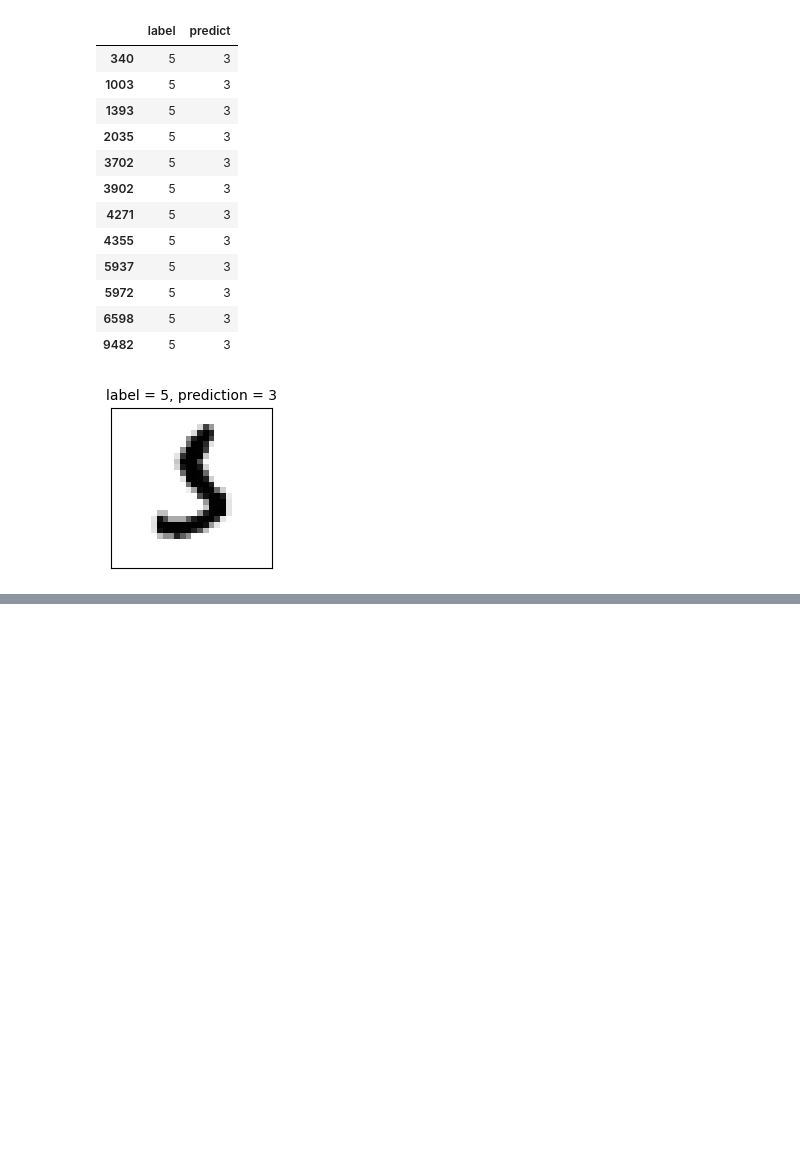
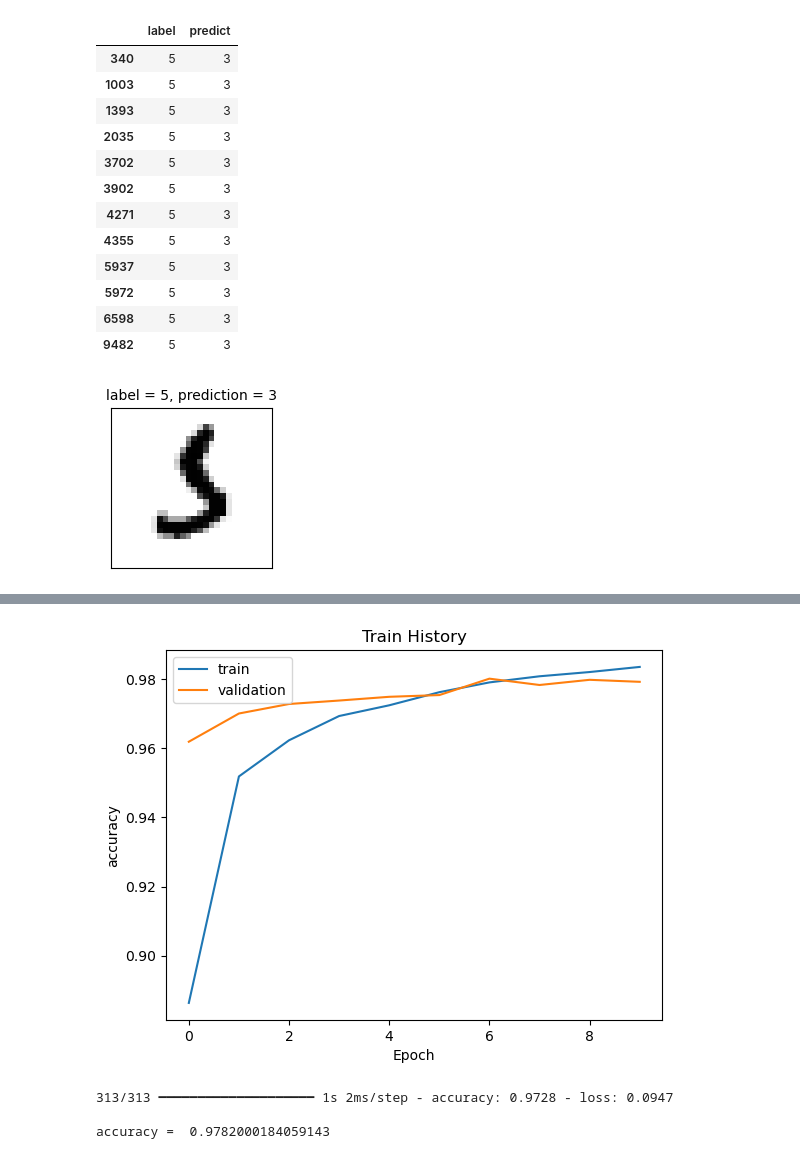
Before and after one commit to OohelloworldoO/Practical-Applications-of-Artificial-Intelligence, a Jupyter notebook: Machine Learning(ML)/Deep Neural Network(DNN)/Classifying Handwritten Digits Using Multilayer Perceptron(MLP).ipynb, the cells around one changed output, grey strips where cells are left out. Cells and saved outputs as stored; diff of their text form; code cells hidden in the pictures; blank space fills up the shorter version.

```diff
--- a/Machine Learning(ML)/Deep Neural Network(DNN)/Classifying Handwritten Digits Using Multilayer Perceptron(MLP).ipynb
+++ b/Machine Learning(ML)/Deep Neural Network(DNN)/Classifying Handwritten Digits Using Multilayer Perceptron(MLP).ipynb
@@ -231,0 +473,15 @@ plot_images_labels_prediction(x_test_image, y_test_label, predicted_labels, idx
+# %%
+model.compile(
+    loss = 'categorical_crossentropy',
+    optimizer = 'adam',
+    metrics = ['accuracy']
+)
+
+train_history = model.fit(
+    x = x_train_normalize,
+    y = y_train_onehot,
+    validation_split = 0.2,
+    epochs = 10,
+    batch_size = 200,
+    verbose = 2
+)
@@ -231,0 +509,21 @@ plot_images_labels_prediction(x_test_image, y_test_label, predicted_labels, idx
+# %%
+import matplotlib.pyplot as plt
+def show_train_history(train_history, train, validation):
+    plt.plot(train_history.history[train])
+    plt.plot(train_history.history[validation])
+    plt.title('Train History')
+    plt.ylabel(train)
+    plt.xlabel('Epoch')
+    plt.legend(['train', 'validation'], loc = 'upper left')
+    plt.show()
+show_train_history(train_history, 'accuracy', 'val_accuracy')
+# %% [output]
+[figure, added]
+# %%
+scores = model.evaluate(x_test_normalize, y_test_onehot)
+print()
+print('accuracy = ', scores[1])
+# %% [output]
+313/313 ━━━━━━━━━━━━━━━━━━━━ 1s 2ms/step - accuracy: 0.9728 - loss: 0.0947
+
+accuracy =  0.9782000184059143
```
Also changed, not shown: parts of 14 cells of this notebook.
